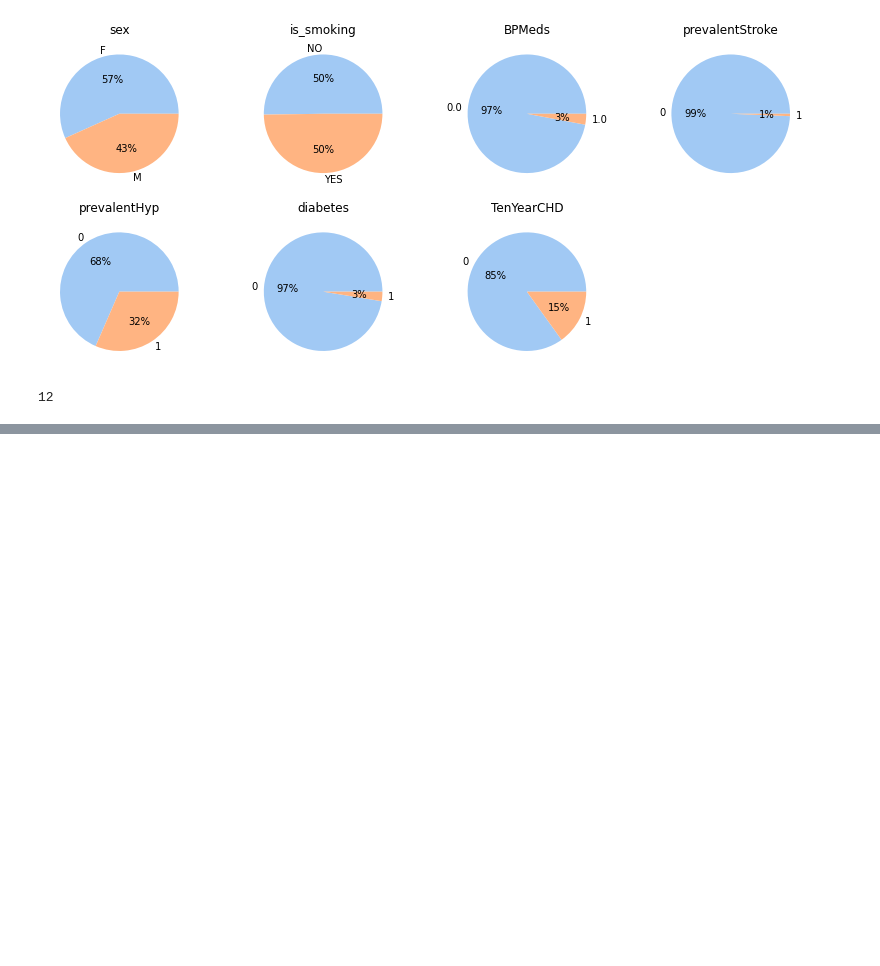
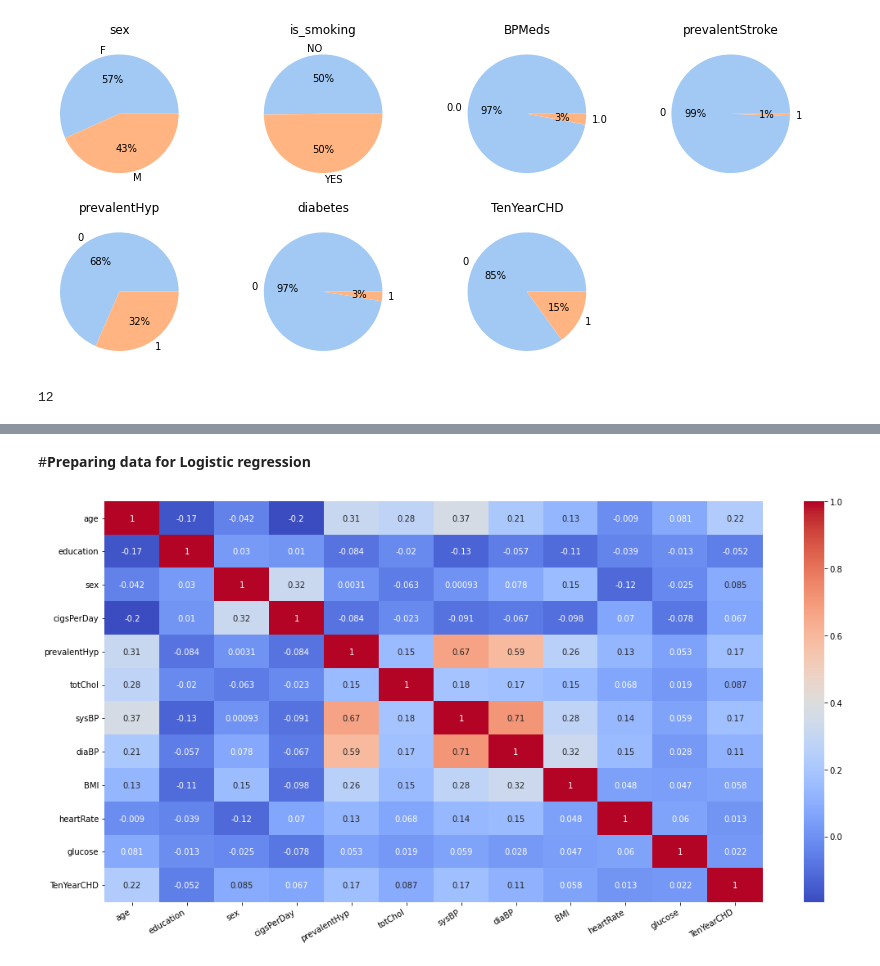
Before and after one commit to Aashishc-prog/CardioVascular-Risk-Prediction, a Jupyter notebook: Capstone_3.ipynb, the cells around one changed output, grey strips where cells are left out. Cells and saved outputs as stored; diff of their text form; code cells hidden in the pictures; blank space fills up the shorter version.

```diff
--- a/Capstone_3.ipynb
+++ b/Capstone_3.ipynb
@@ -242,0 +268,9 @@ len(list(df1.columns))
+# %% [markdown]
+#**Preparing data for Logistic regression**
+# %%
+plt.figure(figsize=(18,9))
+plot=sns.heatmap(df1.corr(), annot=True, cmap='coolwarm')
+plot.set_xticklabels(plot.get_xticklabels(), rotation=30, horizontalalignment='right')
+plt.show()
+# %% [output]
+[figure, added]
```
Also changed, not shown: parts of 25 cells of this notebook.
